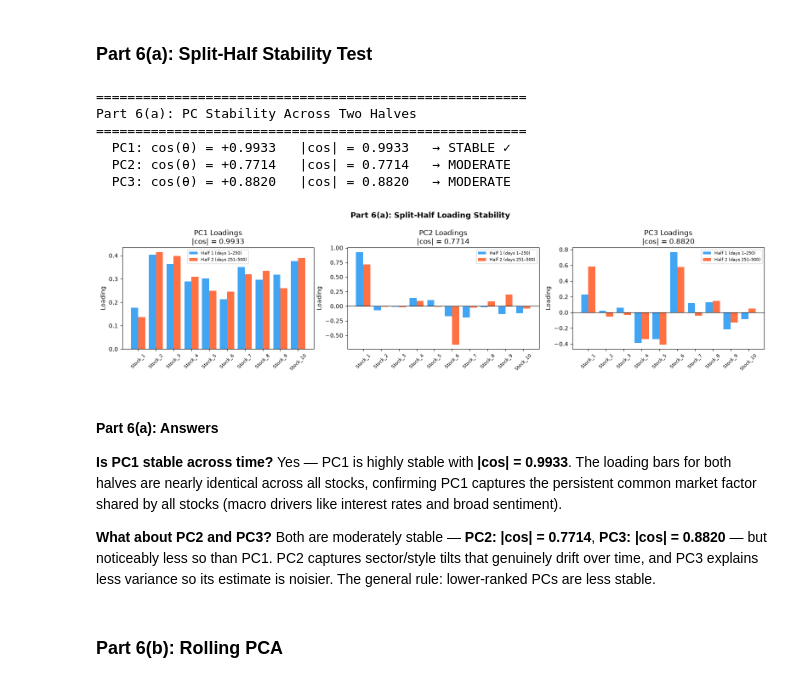
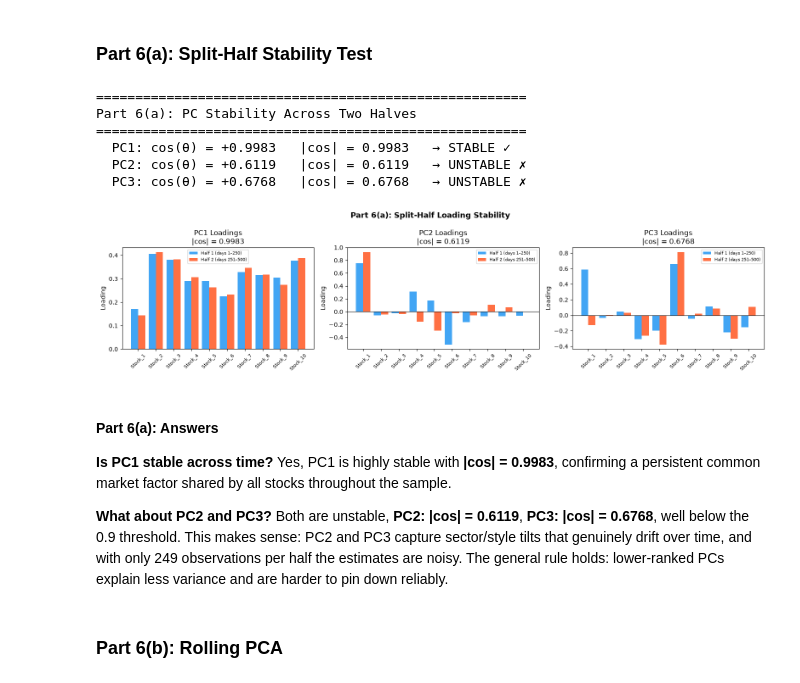
Before and after one commit to anushka-jha621/QMP26-CaseStudy, a Jupyter notebook: PS1/Team_12_PS1.ipynb, the cells around one changed output. Cells and saved outputs as stored; diff of their text form; code cells hidden in the pictures.

```diff
--- a/PS1/Team_12_PS1.ipynb
+++ b/PS1/Team_12_PS1.ipynb
@@ -1258,60 +1258,67 @@ def cosine_similarity(v1, v2):
 # %% [markdown]
 ### Part 6(a): Split-Half Stability Test
 # %%
-########################################
 # (a) Split-half stability test
-########################################
 
-half1 = standardized_returns[:250]   # days 1–250
-half2 = standardized_returns[250:]   # days 251–500
 
-pca_h1 = PCA(); pca_h1.fit(half1)
-pca_h2 = PCA(); pca_h2.fit(half2)
+half1 = standardized_returns[:249]
+half2 = standardized_returns[249:]
+
+# Re-standardize within each half, consistent with rolling_pca in 6(b)
+half1_s = (half1 - half1.mean(0)) / half1.std(0)
+half2_s = (half2 - half2.mean(0)) / half2.std(0)
+
+pca_h1 = PCA(); pca_h1.fit(half1_s)
+pca_h2 = PCA(); pca_h2.fit(half2_s)
 
 print("=" * 55)
 print("Part 6(a): PC Stability Across Two Halves")
 print("=" * 55)
 for pc_idx in range(3):
     v1     = pca_h1.components_[pc_idx]
     v2     = pca_h2.components_[pc_idx]
     cs     = cosine_similarity(v1, v2)
     abs_cs = abs(cs)
     verdict = "STABLE ✓" if abs_cs > 0.9 else ("MODERATE" if abs_cs > 0.7 else "UNSTABLE ✗")
     print(f"  PC{pc_idx+1}: cos(θ) = {cs:+.4f}   |cos| = {abs_cs:.4f}   → {verdict}")
 
-# ── Bar chart: loading comparison across halves ───────────────────────────────
+# Bar chart: loading comparison across halves
 fig, axes = plt.subplots(1, 3, figsize=(16, 4))
 for ax, pc_idx in zip(axes, range(3)):
     v1 = pca_h1.components_[pc_idx].copy()
     v2 = pca_h2.components_[pc_idx].copy()
     if cosine_similarity(v1, v2) < 0:
         v2 = -v2
     x  = np.arange(N_stocks)
     ax.bar(x - 0.2, v1, 0.4, label="Half 1 (days 1–250)",   color="#2196F3", alpha=0.85)
     ax.bar(x + 0.2, v2, 0.4, label="Half 2 (days 251–500)", color="#FF5722", alpha=0.85)
     cs_abs = abs(cosine_similarity(pca_h1.components_[pc_idx], pca_h2.components_[pc_idx]))
     ax.set_title(f"PC{pc_idx+1} Loadings\n|cos| = {cs_abs:.4f}")
     ax.set_xticks(x); ax.set_xticklabels(stock_names, rotation=45, fontsize=8)
     ax.axhline(0, color="black", lw=0.8)
     ax.legend(fontsize=7); ax.set_ylabel("Loading")
 plt.suptitle("Part 6(a): Split-Half Loading Stability", fontsize=13, fontweight='bold')
 plt.tight_layout(); plt.show()
 # %% [output]
 =======================================================
 Part 6(a): PC Stability Across Two Halves
 =======================================================
-  PC1: cos(θ) = +0.9933   |cos| = 0.9933   → STABLE ✓
-  PC2: cos(θ) = +0.7714   |cos| = 0.7714   → MODERATE
-  PC3: cos(θ) = +0.8820   |cos| = 0.8820   → MODERATE
+  PC1: cos(θ) = +0.9983   |cos| = 0.9983   → STABLE ✓
+  PC2: cos(θ) = +0.6119   |cos| = 0.6119   → UNSTABLE ✗
+  PC3: cos(θ) = +0.6768   |cos| = 0.6768   → UNSTABLE ✗
-[figure, old version]
+[figure, new version]
 # %% [markdown]
 #### Part 6(a): Answers
 
 **Is PC1 stable across time?**
-Yes — PC1 is highly stable with **|cos| = 0.9933**. The loading bars for both halves are nearly identical across all stocks, confirming PC1 captures the persistent common market factor shared by all stocks (macro drivers like interest rates and broad sentiment).
+Yes, PC1 is highly stable with **|cos| = 0.9983**, confirming a persistent common market
+factor shared by all stocks throughout the sample.
 
 **What about PC2 and PC3?**
-Both are moderately stable — **PC2: |cos| = 0.7714**, **PC3: |cos| = 0.8820** — but noticeably less so than PC1. PC2 captures sector/style tilts that genuinely drift over time, and PC3 explains less variance so its estimate is noisier. The general rule: lower-ranked PCs are less stable.
+Both are unstable, **PC2: |cos| = 0.6119**, **PC3: |cos| = 0.6768**, well below the 0.9
+threshold. This makes sense: PC2 and PC3 capture sector/style tilts that genuinely drift over
+time, and with only 249 observations per half the estimates are noisy. The general rule holds:
+lower-ranked PCs explain less variance and are harder to pin down reliably.
 # %% [markdown]
 ### Part 6(b): Rolling PCA
 # %%
```
Also changed, not shown: parts of 10 cells of this notebook.
